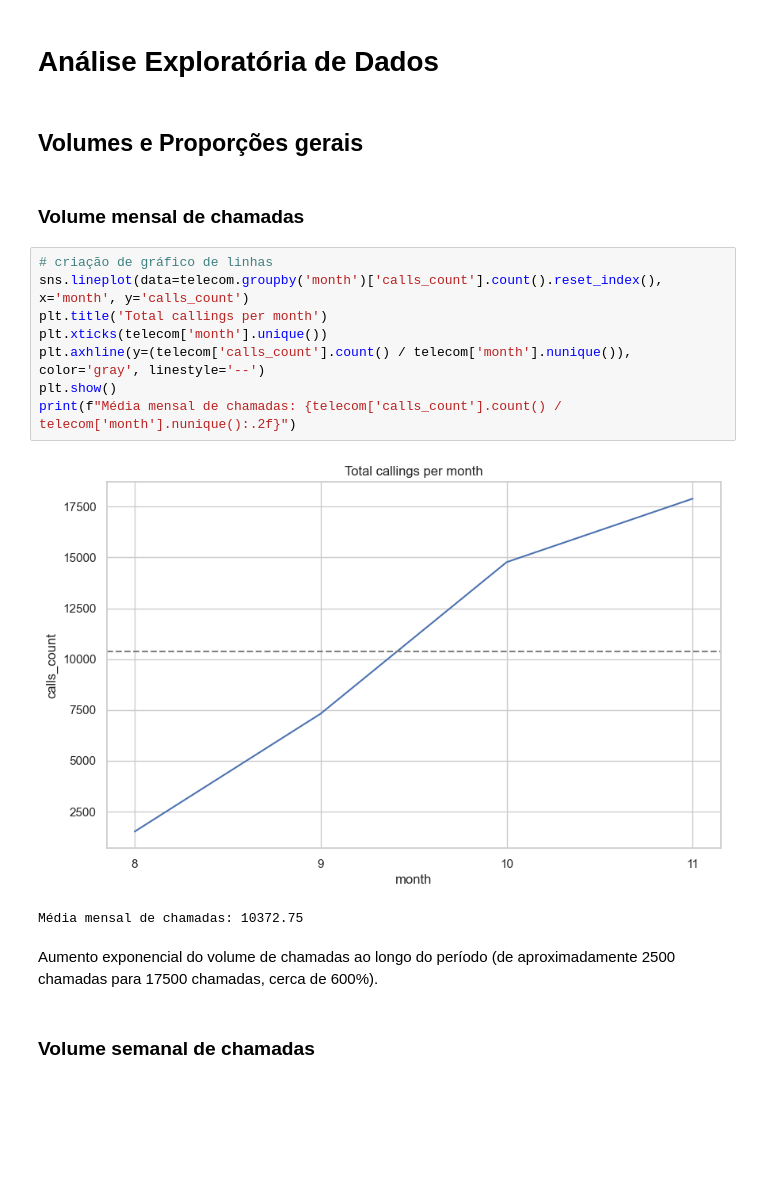
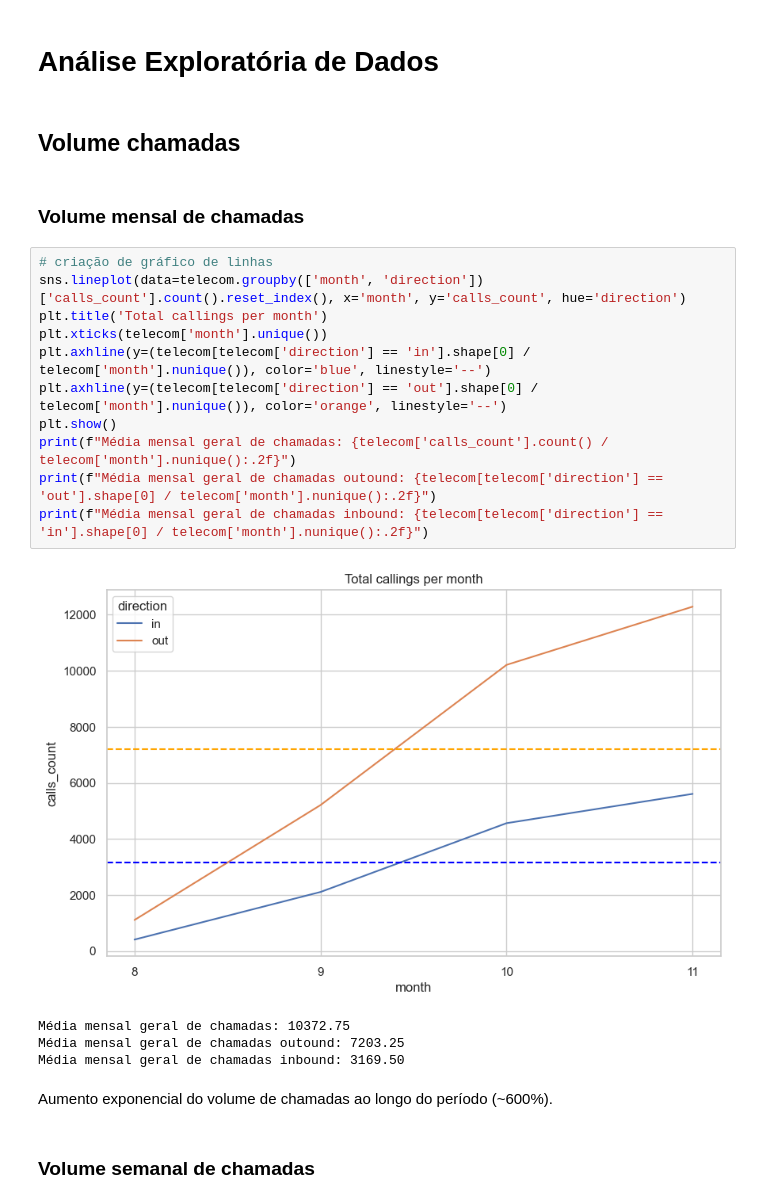
Before and after one commit to rodriguesbrian/tt14_call_center_project, a Jupyter notebook: notebooks/call_center_efficiency.ipynb, the cells around one changed output. Drawn from its saved outputs; the diff is of its cells as text; blank space fills up the shorter version.

```diff
--- a/notebooks/call_center_efficiency.ipynb
+++ b/notebooks/call_center_efficiency.ipynb
@@ -308,22 +308,27 @@ telecom = telecom.drop(columns='hour')
 # %% [markdown]
 # Análise Exploratória de Dados
 # %% [markdown]
-## Volumes e Proporções gerais
+## Volume chamadas
 # %% [markdown]
 ### Volume mensal de chamadas
 # %%
 # criação de gráfico de linhas
-sns.lineplot(data=telecom.groupby('month')['calls_count'].count().reset_index(), x='month', y='calls_count')
+sns.lineplot(data=telecom.groupby(['month', 'direction'])['calls_count'].count().reset_index(), x='month', y='calls_count', hue='direction')
 plt.title('Total callings per month')
 plt.xticks(telecom['month'].unique())
-plt.axhline(y=(telecom['calls_count'].count() / telecom['month'].nunique()), color='gray', linestyle='--')
+plt.axhline(y=(telecom[telecom['direction'] == 'in'].shape[0] / telecom['month'].nunique()), color='blue', linestyle='--')
+plt.axhline(y=(telecom[telecom['direction'] == 'out'].shape[0] / telecom['month'].nunique()), color='orange', linestyle='--')
 plt.show()
-print(f"Média mensal de chamadas: {telecom['calls_count'].count() / telecom['month'].nunique():.2f}")
+print(f"Média mensal geral de chamadas: {telecom['calls_count'].count() / telecom['month'].nunique():.2f}")
+print(f"Média mensal geral de chamadas outound: {telecom[telecom['direction'] == 'out'].shape[0] / telecom['month'].nunique():.2f}")
+print(f"Média mensal geral de chamadas inbound: {telecom[telecom['direction'] == 'in'].shape[0] / telecom['month'].nunique():.2f}")
 # %% [output]
-[figure, old version]
+[figure, new version]
-Média mensal de chamadas: 10372.75
+Média mensal geral de chamadas: 10372.75
+Média mensal geral de chamadas outound: 7203.25
+Média mensal geral de chamadas inbound: 3169.50
 # %% [markdown]
-Aumento exponencial do volume de chamadas ao longo do período (de aproximadamente 2500 chamadas para 17500 chamadas, cerca de 600%).
+Aumento exponencial do volume de chamadas ao longo do período (~600%).
 # %% [markdown]
 ### Volume semanal de chamadas
 # %%
```
Also changed, not shown: parts of 37 cells of this notebook.
